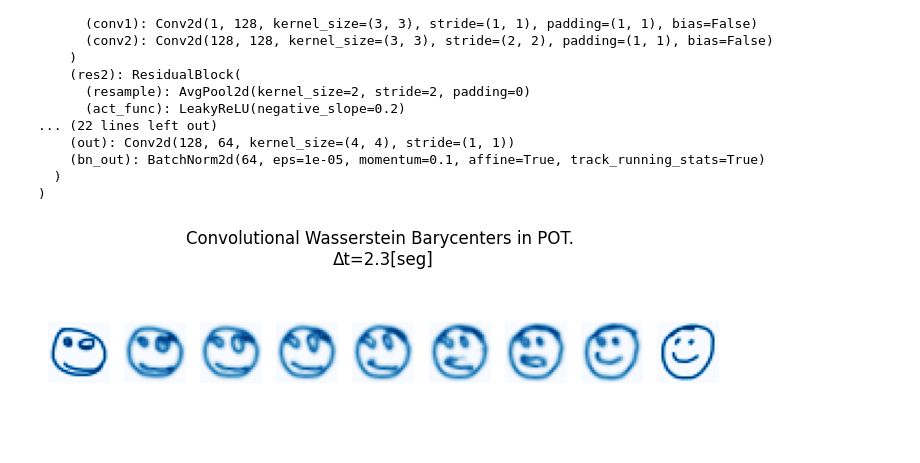
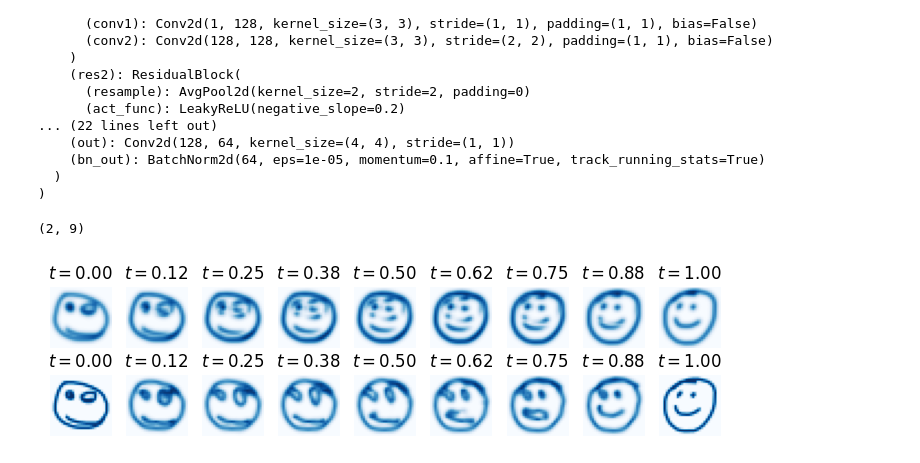
Before and after one commit to framunoz/Bayesian-Learning-with-Wasserstein-Barycenters, a Jupyter notebook: examples/07-geodesics-projected.ipynb, the cells around one changed output. Saved outputs shown, nothing was run; the diff lists cells and outputs as text; code cells hidden in the pictures; blank space fills up the shorter version.

```diff
--- a/examples/07-geodesics-projected.ipynb
+++ b/examples/07-geodesics-projected.ipynb
@@ -33,4 +38,5 @@ faces[indx]
 # %% [output]
 [figure]
 # %%
-f1, f2 = faces[0].grayscale_weights, faces[indx].grayscale_weights
+f1_, f2_ = faces[0], faces[indx]
+f1, f2 = f1_.grayscale_weights, f2_.grayscale_weights
@@ -87,13 +97,14 @@ for i in range(nb_images):
             )
             bar = bar.cpu()
             ax.imshow(bar, cmap=cm)
+        ax.set_title(f'$t={weights[1].item():.2f}$')
         ax.axis('off')
 
         toc = time.time()
 toc_ = time.time()
 d_time = f"\nΔt={toc_-tic_:.1f}[seg]"
 
-plt.suptitle(f'Convolutional Wasserstein Barycenters in POT. {d_time}')
+fig.suptitle(f'Convolutional Wasserstein Barycenters.')
 
 plt.tight_layout()
 # plt.savefig(img_path / f"{additional_info}-entrop-sharp-{entrop_sharp}-conv-wasserstein-bar.png",
@@ -182,6 +205,10 @@ proj = ProjectorOnManifold(
                 T.Lambda(lambda x: x.squeeze(0)),
             ]
         ))
+# %%
+axes.shape
+# %% [output]
+(2, 9)
 # %%
 import time
 
@@ -190,49 +217,66 @@ from bwb.config import config
 eps = config.eps
 
 # nb_images = 7
-fig, axes = plt.subplots(1, nb_images, figsize=(7, 2))
+fig, axes = plt.subplots(2, nb_images, figsize=(7, 2))
 cm = 'Blues'
 # regularization parameter
 reg = 2e-3
 entrop_sharp = False
 tic_ = time.time()
 for i in range(nb_images):
-    for j in range(1):
-        ax = axes[i]
+    for j in range(2):
+        ax = axes[j, i]
         tic = time.time()
 
         tx = float(i) / (nb_images - 1)
 
         # weights are constructed by bilinear interpolation
         weights = (1 - tx) * torch.tensor([1, 0], device=conf.device) + tx * torch.tensor([0, 1], device=conf.device)
 
         if i == 0 and j == 0:
             ax.imshow(f1.cpu(), cmap=cm)
         elif i == (nb_images - 1) and j == 0:
             ax.imshow(f2.cpu(), cmap=cm)
-        else:
+        if i == 0 and j == 1:
+            ax.imshow(f1.cpu(), cmap=cm)
+        elif i == (nb_images - 1) and j == 1:
+            ax.imshow(f2.cpu(), cmap=cm)
+        elif j == 0:
             # call to barycenter computation
             bar, log = bwb.bregman.convolutional_barycenter2d(
                 A, reg, weights,
                 # entrop_sharp=entrop_sharp,
                 numItermax=1_000, stopThr=1e-8,
                 # verbose=True,
                 warn=False,
                 log=True,
             )
-            bar = proj(bar).cpu()
-            ax.imshow(bar, cmap=cm)
+            # bar = proj(bar)
+            ax.imshow(bar.cpu(), cmap=cm)
+        elif j == 1:
+            # call to barycenter computation
+            bar, log = bwb.bregman.convolutional_barycenter2d(
+                A, reg, weights,
+                # entrop_sharp=entrop_sharp,
+                numItermax=1_000, stopThr=1e-8,
+                # verbose=True,
+                warn=False,
+                log=True,
+            )
+            bar = proj(bar)
+            ax.imshow(bar.cpu(), cmap=cm)
+        ax.set_title(f'$t={weights[1].item():.2f}$')
         ax.axis('off')
 
         toc = time.time()
 toc_ = time.time()
 d_time = f"\nΔt={toc_-tic_:.1f}[seg]"
 
-plt.suptitle(f'Convolutional Wasserstein Barycenters in POT. {d_time}')
+# plt.suptitle(f'Convolutional Wasserstein Barycenters in POT. {d_time}')
 
 plt.tight_layout()
 # plt.savefig(img_path / f"{additional_info}-entrop-sharp-{entrop_sharp}-conv-wasserstein-bar.png",
 #             dpi=400)
 plt.show()
 # %% [output]
-[figure, old version]
+[figure, new version]
```
Also changed, not shown: parts of 4 cells of this notebook, 8 other files.
